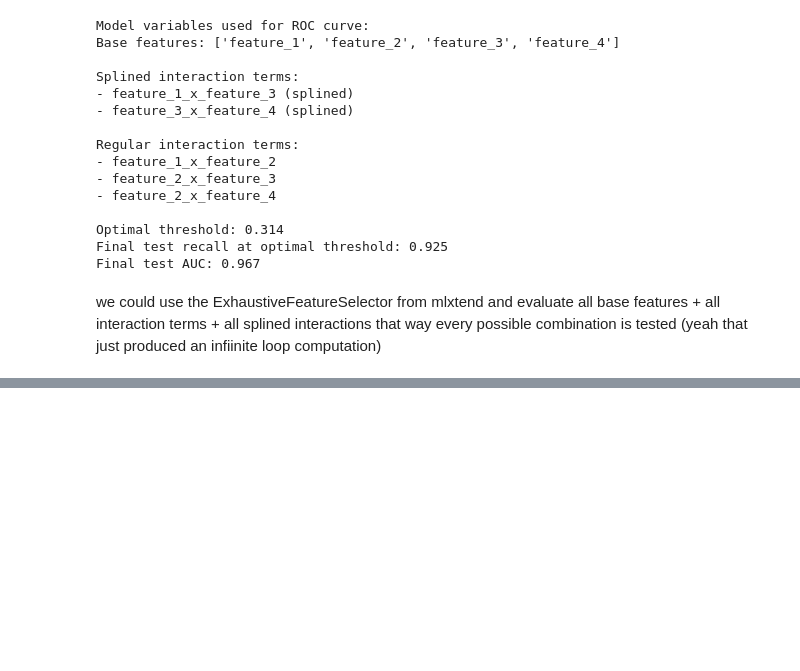
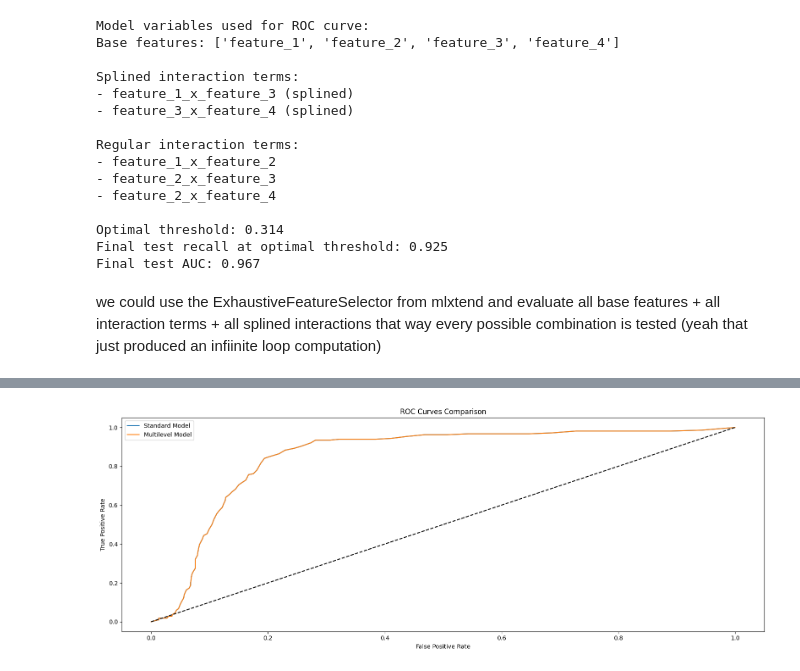
Before and after one commit to Jacob-J-Richards/DS_DA_Projects, a Jupyter notebook: 3-90+_DaysPastDue/Use_Splines_on_interaction_terms.ipynb, the cells around one changed output, grey strips where cells are left out. Cells and saved outputs as stored; diff of their text form; code cells hidden in the pictures; blank space fills up the shorter version.

Commit message:
for tomarow, investigate using a multi level model for the id column in 90 + days past due

```diff
--- a/3-90+_DaysPastDue/Use_Splines_on_interaction_terms.ipynb
+++ b/3-90+_DaysPastDue/Use_Splines_on_interaction_terms.ipynb
@@ -602,0 +458,92 @@ ValueError: shape mismatch: value array of shape (4218,) could not be broadcast
+# %%
+import numpy as np
+import statsmodels.api as sm
+import statsmodels.formula.api as smf
+
+features = ['feature_1', 'feature_2', 'feature_3', 'feature_4']
+
+# Create formula strings for both models
+formula_standard = "y ~ " + " + ".join(features)
+formula_multilevel = formula_standard
+
+# Fit standard logistic regression
+model_standard = sm.Logit(train['y'], sm.add_constant(train[features])).fit()
+test_pred_proba_standard = model_standard.predict(sm.add_constant(test[features]))
+
+# Fit GEE model with logit link and binomial family
+model_multilevel = smf.gee(
+    formula=formula_multilevel,
+    groups="id",
+    data=train,
+    family=sm.families.Binomial()
+)
+results_multilevel = model_multilevel.fit()
+test_pred_proba_multilevel = results_multilevel.predict(test)
+
+thresholds = np.linspace(0, 1, 100)
+fpr_standard = np.zeros_like(thresholds)
+tpr_standard = np.zeros_like(thresholds)
+fpr_multilevel = np.zeros_like(thresholds)
+tpr_multilevel = np.zeros_like(thresholds)
+
+for i, threshold in enumerate(thresholds):
+    # Standard model metrics
+    y_pred_standard = (test_pred_proba_standard >= threshold).astype(int)
+    tn = np.sum((y_test == 0) & (y_pred_standard == 0))
+    fp = np.sum((y_test == 0) & (y_pred_standard == 1))
+    fn = np.sum((y_test == 1) & (y_pred_standard == 0))
+    tp = np.sum((y_test == 1) & (y_pred_standard == 1))
+    fpr_standard[i] = fp / (fp + tn)
+    tpr_standard[i] = tp / (tp + fn)
+
+    # Multilevel model metrics
+    y_pred_multilevel = (test_pred_proba_multilevel >= threshold).astype(int)
+    tn = np.sum((y_test == 0) & (y_pred_multilevel == 0))
+    fp = np.sum((y_test == 0) & (y_pred_multilevel == 1))
+    fn = np.sum((y_test == 1) & (y_pred_multilevel == 0))
+    tp = np.sum((y_test == 1) & (y_pred_multilevel == 1))
+    fpr_multilevel[i] = fp / (fp + tn)
+    tpr_multilevel[i] = tp / (tp + fn)
+
+fnr_standard = 1 - tpr_standard
+optimal_idx_standard = np.argmin(np.abs(fpr_standard - fnr_standard))
+optimal_threshold_standard = thresholds[optimal_idx_standard]
+
+fnr_multilevel = 1 - tpr_multilevel
+optimal_idx_multilevel = np.argmin(np.abs(fpr_multilevel - fnr_multilevel))
+optimal_threshold_multilevel = thresholds[optimal_idx_multilevel]
+
+y_pred_standard = (test_pred_proba_standard >= optimal_threshold_standard).astype(int)
+final_recall_standard = np.sum((y_test == 1) & (y_pred_standard == 1)) / np.sum(y_test == 1)
+final_auc_standard = np.trapz(tpr_standard, fpr_standard)
+
+y_pred_multilevel = (test_pred_proba_multilevel >= optimal_threshold_multilevel).astype(int)
+final_recall_multilevel = np.sum((y_test == 1) & (y_pred_multilevel == 1)) / np.sum(y_test == 1)
+final_auc_multilevel = np.trapz(tpr_multilevel, fpr_multilevel)
+
+fig, ax = plt.subplots(figsize=(16, 6))
+
+ax.plot(fpr_standard, tpr_standard, label='Standard Model')
+ax.plot(fpr_multilevel, tpr_multilevel, label='Multilevel Model')
+ax.plot([0, 1], [0, 1], 'k--')
+ax.set_xlabel('False Positive Rate')
+ax.set_ylabel('True Positive Rate')
+ax.set_title('ROC Curves Comparison')
+ax.legend()
+
+plt.tight_layout()
+plt.show()
+
+print("\nModel variables used for ROC curves:")
+print("Base features:", features)
+
+print("\nStandard Model:")
+print(f"Optimal threshold: {optimal_threshold_standard:.3f}")
+print(f"Final test recall at optimal threshold: {final_recall_standard:.3f}")
+print(f"Final test AUC: {final_auc_standard:.3f}")
+
+print("\nMultilevel Model:")
+print(f"Optimal threshold: {optimal_threshold_multilevel:.3f}")
+print(f"Final test recall at optimal threshold: {final_recall_multilevel:.3f}")
+print(f"Final test AUC: {final_auc_multilevel:.3f}")
+# %% [output]
@@ -602,0 +553 @@ ValueError: shape mismatch: value array of shape (4218,) could not be broadcast
+[figure, added]
```
Also changed, not shown: parts of 2 cells of this notebook.
